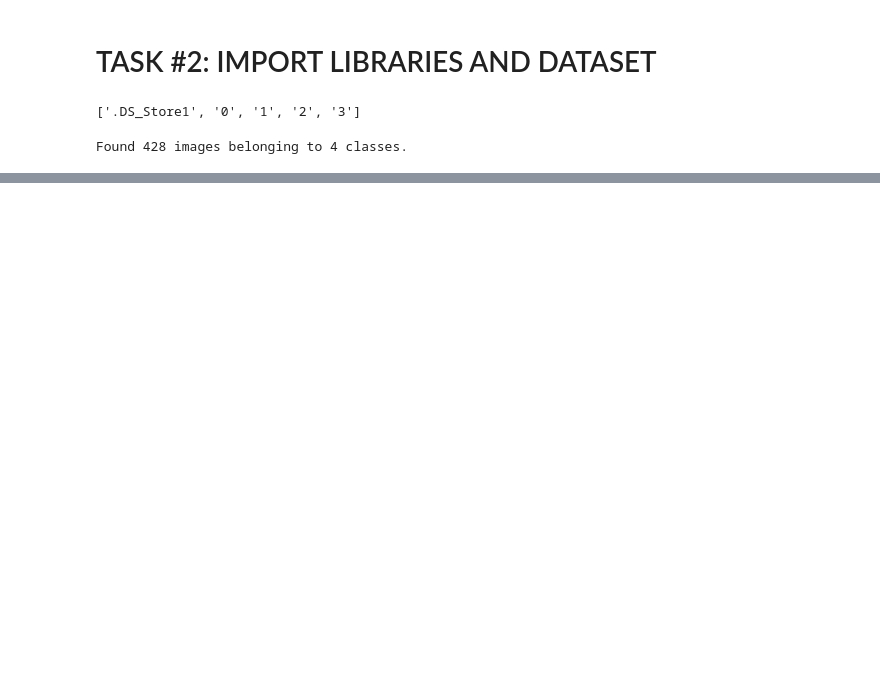
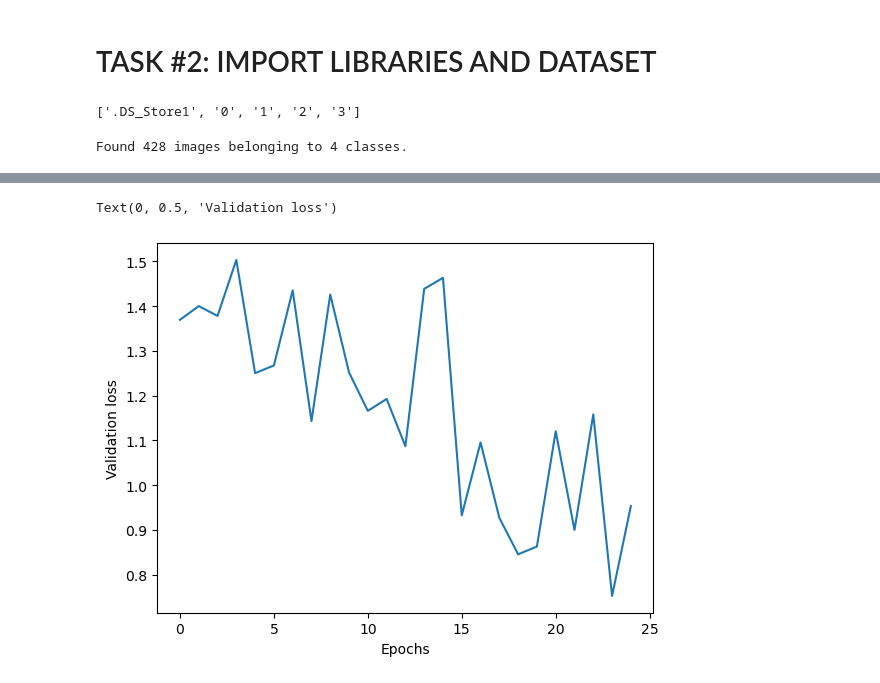
Before and after one commit to ranjansinghds/Operations-Department-Project, a Jupyter notebook: Operations_department_Project.ipynb, the cells around one changed output, grey strips where cells are left out. Cells and saved outputs as stored; diff of their text form; code cells hidden in the pictures; blank space fills up the shorter version.

```diff
--- a/Operations_department_Project.ipynb
+++ b/Operations_department_Project.ipynb
@@ -51,0 +272,7 @@ Found 428 images belonging to 4 classes.
+# %%
+plt.plot(history.history['val_loss'])
+plt.xlabel('Epochs')
+plt.ylabel('Validation loss')
+# %% [output]
+Text(0, 0.5, 'Validation loss')
+[figure, added]
```
Also changed, not shown: parts of 32 cells of this notebook, 2 other files.
